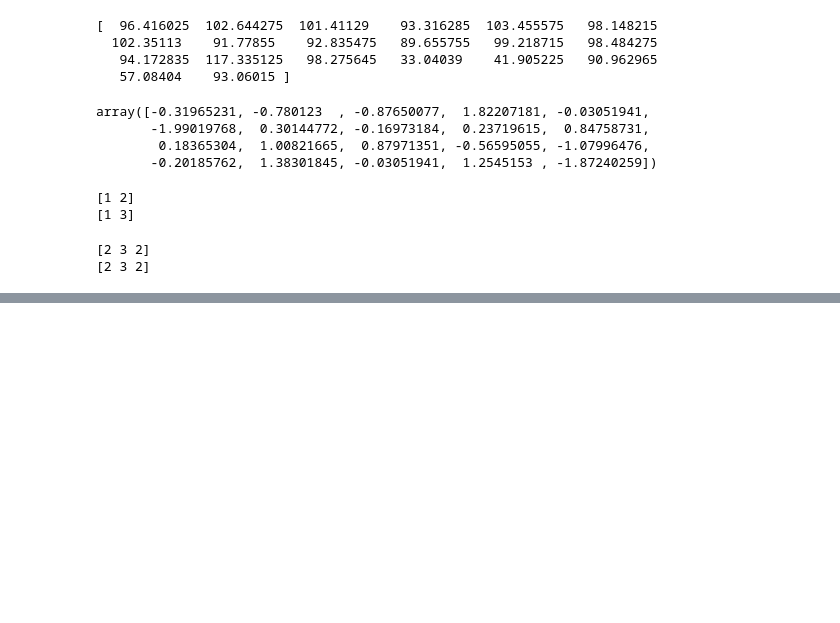
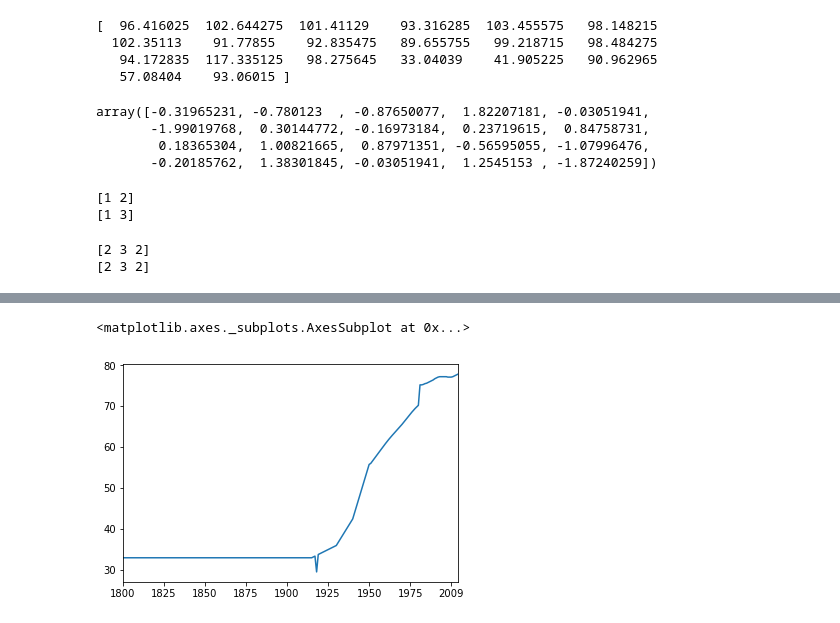
Before and after one commit to jessharrison/udacity_data_sci_2, a Jupyter notebook: lesson_2.ipynb, the cells around one changed output, grey strips where cells are left out. Drawn from its saved outputs; the diff is of its cells as text; code cells hidden in the pictures; blank space fills up the shorter version.

```diff
--- a/lesson_2.ipynb
+++ b/lesson_2.ipynb
@@ -441,0 +990,5 @@ days_to_cancel = np.array([
+# %%
+life_expectancy_pan.plot()
+# %% [output]
+<matplotlib.axes._subplots.AxesSubplot at 0x...>
+[figure, added]
```
Also changed, not shown: parts of 51 cells of this notebook.
